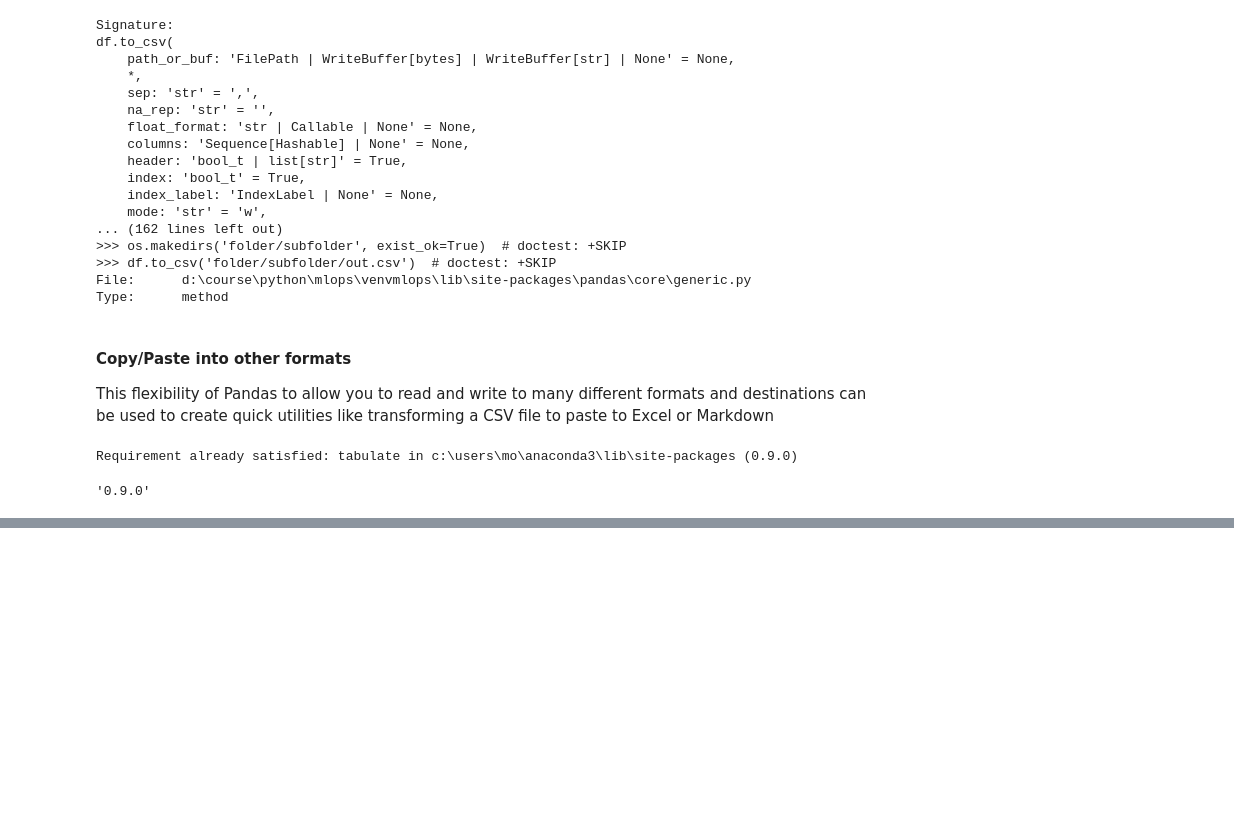
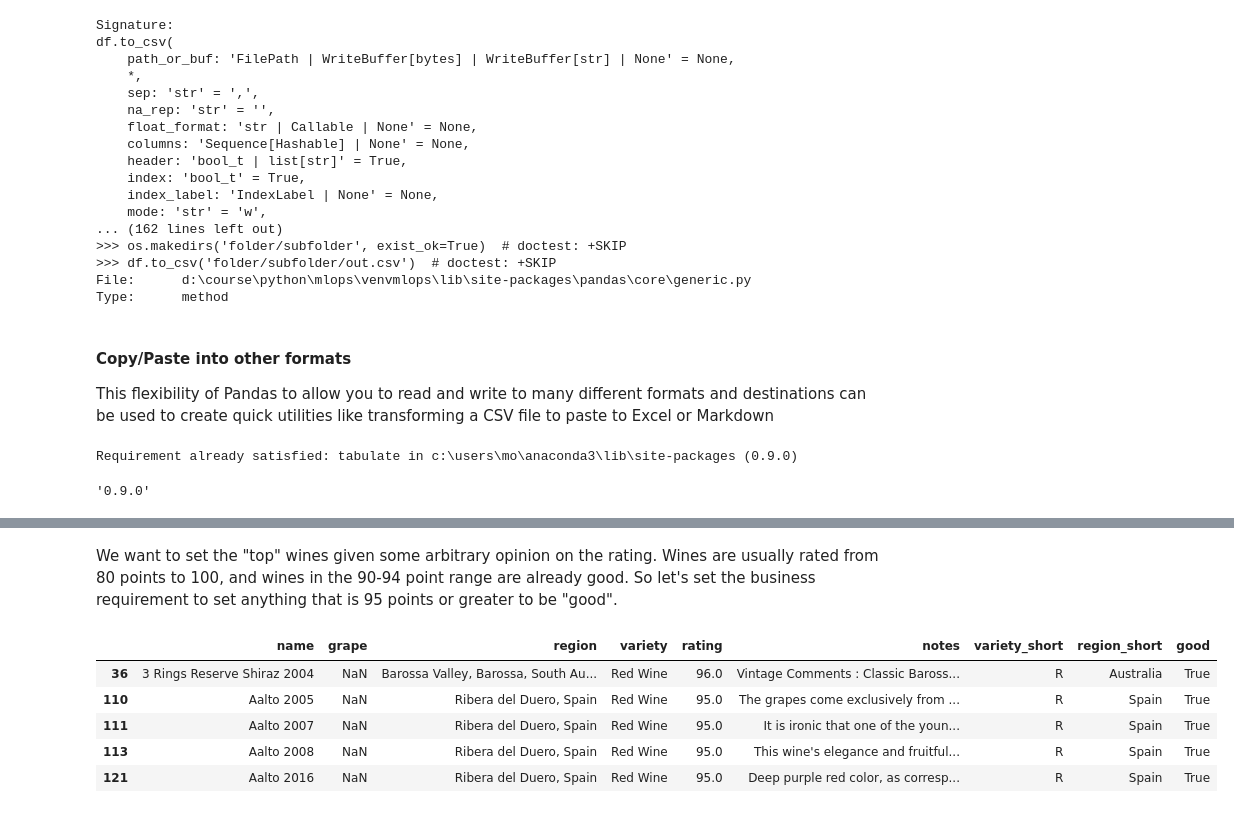
Before and after one commit to Fatemeh-Esmaeili/MLOps, a Jupyter notebook: EDA.ipynb, the cells around one changed output, grey strips where cells are left out. Drawn from its saved outputs; the diff is of its cells as text; code cells hidden in the pictures; blank space fills up the shorter version.

```diff
--- a/EDA.ipynb
+++ b/EDA.ipynb
@@ -228,0 +357,5 @@ tabulate.__version__
+# %%
+import pandas as pd
+csv_url = "https://raw.githubusercontent.com/paiml/wine-ratings/main/wine-ratings.csv"
+df = pd.read_csv(csv_url, index_col=0)
+df.head()
@@ -228,0 +369,4 @@ tabulate.__version__
+# %%
+# manipulate the variety to be R for red or W for white
+df["variety_short"] = df["variety"].replace({"Red Wine": "R", "White Wine":"W"})
+df.head(3)
@@ -228,0 +378,6 @@ tabulate.__version__
+# %%
+# with high confidence, split the region and keep only the last part
+# warning! you could operate on the same column, or create a new one!
+
+df["region_short"] = df["region"].str.split().str.get(-1)
+df.query("region_short != 'California'").head()
@@ -228,0 +394,20 @@ tabulate.__version__
+# %% [markdown]
+We want to set the "top" wines given some arbitrary opinion on the rating. Wines are usually rated from 80 points to 100, and wines in the 90-94 point range are already good. So let's set the business requirement to set anything that is 95 points or greater to be "good".
+# %%
+# the function can be a regular function or a headless one with lambda
+
+def good_wine(value):
+    if value > 94:
+        return True
+    return False
+
+
+df['good'] = df['rating'].apply(good_wine)
+df.query('rating > 94').head()
+# %% [output]
+|  | name | grape | region | variety | rating | notes | variety_short | region_short | good |
+| 36 | 3 Rings Reserve Shiraz 2004 | NaN | Barossa Valley, Barossa, South Au... | Red Wine | 96.0 | Vintage Comments : Classic Baross... | R | Australia | True |
+| 110 | Aalto 2005 | NaN | Ribera del Duero, Spain | Red Wine | 95.0 | The grapes come exclusively from ... | R | Spain | True |
+| 111 | Aalto 2007 | NaN | Ribera del Duero, Spain | Red Wine | 95.0 | It is ironic that one of the youn... | R | Spain | True |
+| 113 | Aalto 2008 | NaN | Ribera del Duero, Spain | Red Wine | 95.0 | This wine's elegance and fruitful... | R | Spain | True |
+| 121 | Aalto 2016 | NaN | Ribera del Duero, Spain | Red Wine | 95.0 | Deep purple red color, as corresp... | R | Spain | True |
```
Also changed, not shown: parts of 22 cells of this notebook.
